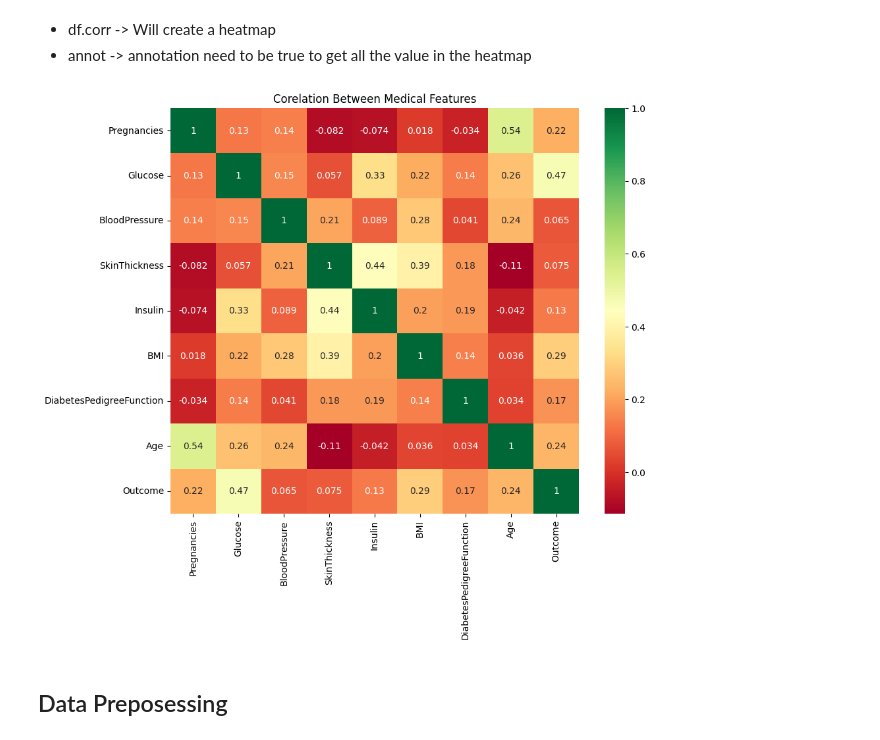
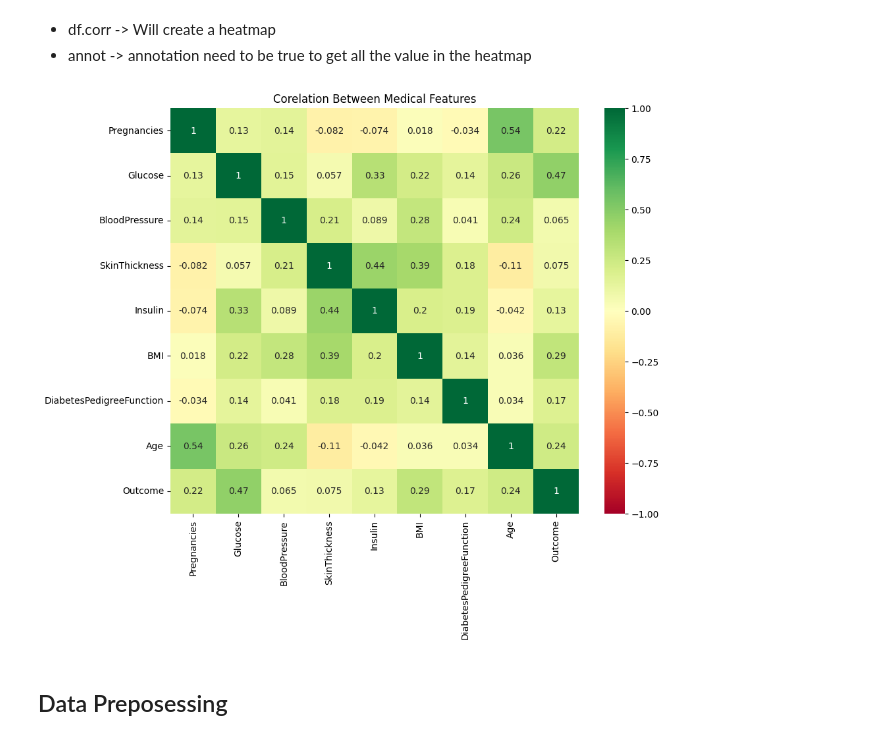
Before and after one commit to Durjoysarker-swarup/Machine-Learning, a Jupyter notebook: 4. Diabetes Prediction/Diabetes Prediction.ipynb, the cells around one changed output. Drawn from its saved outputs; the diff is of its cells as text; code cells hidden in the pictures.

```diff
--- a/4. Diabetes Prediction/Diabetes Prediction.ipynb
+++ b/4. Diabetes Prediction/Diabetes Prediction.ipynb
@@ -17,11 +17,11 @@ import seaborn as sns
 * annot -> annotation need to be true to get all the value in the heatmap
 # %%
 plt.figure(figsize=(10,8))
-sns.heatmap(df.corr(),annot=True,cmap='RdYlGn')
+sns.heatmap(df.corr(),annot=True,cmap='RdYlGn',center=0, vmin=-1, vmax=1)
 plt.title("Corelation Between Medical Features")
 plt.show()
 # %% [output]
-[figure, old version]
+[figure, new version]
 # %% [markdown]
 ## Data Preposessing
 # %%
```
Also changed, not shown: parts of 8 cells of this notebook, 2 other files.
